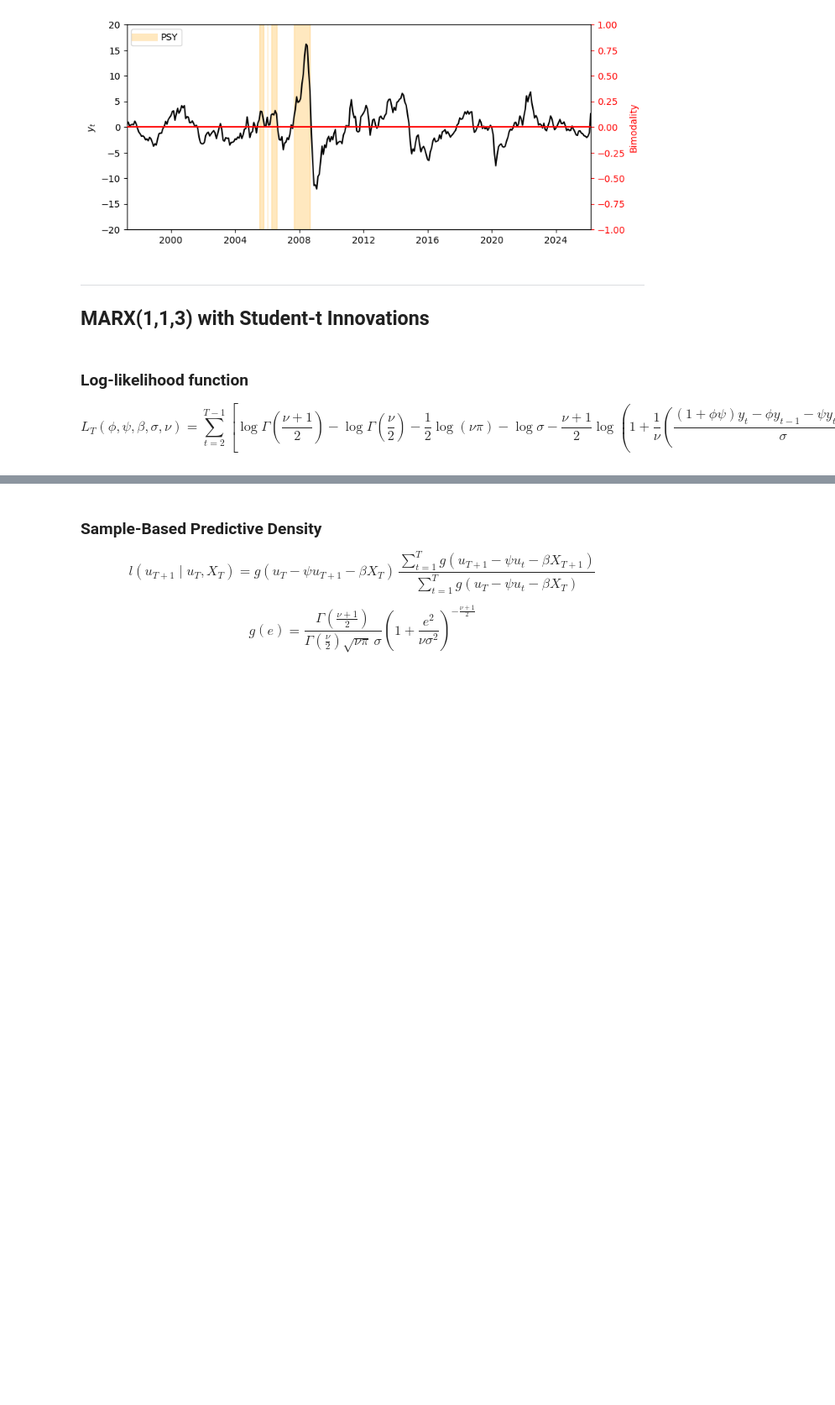
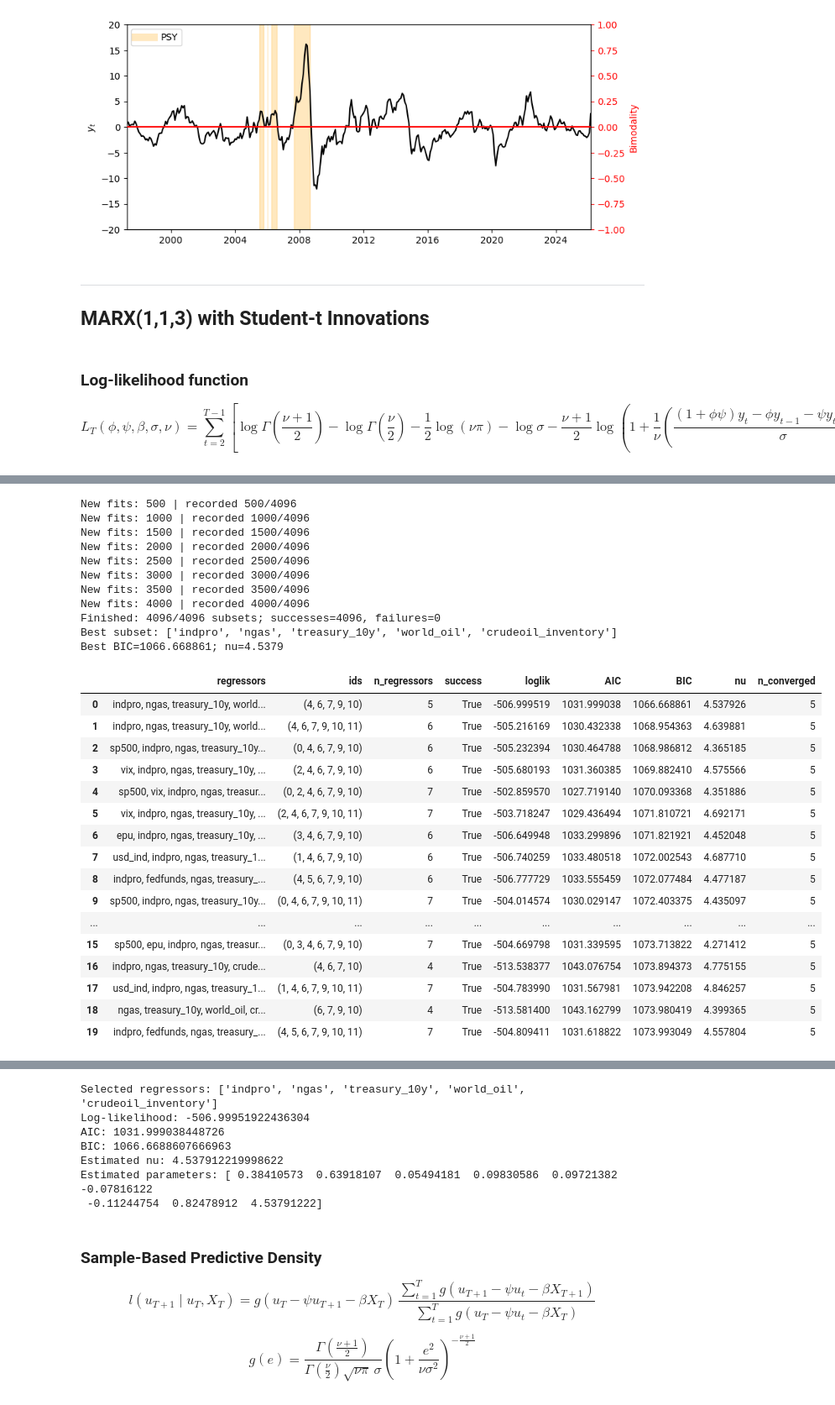
Before and after one commit to inespiresecastro/MAR_MARX, a Jupyter notebook: Empirical Analysis/WTI linear all regressors.ipynb, the cells around one changed output, grey strips where cells are left out. Shown at 84% size. Drawn from its saved outputs; the diff is of its cells as text; code cells hidden in the pictures; blank space fills up the shorter version.

```diff
--- a/Empirical Analysis/WTI linear all regressors.ipynb
+++ b/Empirical Analysis/WTI linear all regressors.ipynb
@@ -16,9 +16,6 @@ from MLE_Predictive_Density import neg_loglik_mar11_cauchy, neg_loglik_marx_cauc
 # Linear Trend of Volatility Scaling Function
 
 def linear_vol_scale(price, window=12):
-    """
-    Scale price using a linear trend on smoothed log-variance.
-    """
 
     price = price.dropna()
 
@@ -49,7 +46,7 @@ def linear_vol_scale(price, window=12):
     var_trend = pd.Series(var_trend, index=var_smooth.index)
 
     # -------------------------
-    # Volatility (safe sqrt)
+    # Volatility
     # -------------------------
     vol = np.sqrt(var_trend)
 
@@ -1045,0 +811,68 @@ beta_fedfunds   =     0.0053 (0.0091)
+# %%
+
+from marx_bic_exhaustive import exhaustive_bic_marx
+
+selection = exhaustive_bic_marx(
+    y=y,
+    X=X,
+    names=var,
+    n_starts=5,
+    seed=42,
+    min_nu=0.1,
+    checkpoint="wti_bic_checkpoint.pkl",
+    save_every=25
+)
+
+display(selection["table"].head(20))
+
+
+from marx_bic_exhaustive import refit_top_subsets
+
+selection = refit_top_subsets(
+    selection,
+    y=y,
+    X=X,
+    names=var,
+    top_n=10,
+    n_starts=40
+)
+
+display(selection["table"].head(10))
+
+best = selection["best"]
+
+print("Selected regressors:", selection["selected_names"])
+print("Log-likelihood:", best["loglik"])
+print("AIC:", best["AIC"])
+print("BIC:", best["BIC"])
+print("Estimated nu:", best["theta"][-1])
+print("Estimated parameters:", best["theta"])
+# %% [output]
+New fits: 500 | recorded 500/4096
+New fits: 1000 | recorded 1000/4096
+New fits: 1500 | recorded 1500/4096
+New fits: 2000 | recorded 2000/4096
+New fits: 2500 | recorded 2500/4096
+New fits: 3000 | recorded 3000/4096
+New fits: 3500 | recorded 3500/4096
+New fits: 4000 | recorded 4000/4096
+Finished: 4096/4096 subsets; successes=4096, failures=0
+Best subset: ['indpro', 'ngas', 'treasury_10y', 'world_oil', 'crudeoil_inventory']
+Best BIC=1066.668861; nu=4.5379
+|  | regressors | ids | n_regressors | success | loglik | AIC | BIC | nu | n_converged |
+| 0 | indpro, ngas, treasury_10y, world... | (4, 6, 7, 9, 10) | 5 | True | -506.999519 | 1031.999038 | 1066.668861 | 4.537926 | 5 |
+| 1 | indpro, ngas, treasury_10y, world... | (4, 6, 7, 9, 10, 11) | 6 | True | -505.216169 | 1030.432338 | 1068.954363 | 4.639881 | 5 |
+| 2 | sp500, indpro, ngas, treasury_10y... | (0, 4, 6, 7, 9, 10) | 6 | True | -505.232394 | 1030.464788 | 1068.986812 | 4.365185 | 5 |
+| 3 | vix, indpro, ngas, treasury_10y, ... | (2, 4, 6, 7, 9, 10) | 6 | True | -505.680193 | 1031.360385 | 1069.882410 | 4.575566 | 5 |
+| 4 | sp500, vix, indpro, ngas, treasur... | (0, 2, 4, 6, 7, 9, 10) | 7 | True | -502.859570 | 1027.719140 | 1070.093368 | 4.351886 | 5 |
+| 5 | vix, indpro, ngas, treasury_10y, ... | (2, 4, 6, 7, 9, 10, 11) | 7 | True | -503.718247 | 1029.436494 | 1071.810721 | 4.692171 | 5 |
+| 6 | epu, indpro, ngas, treasury_10y, ... | (3, 4, 6, 7, 9, 10) | 6 | True | -506.649948 | 1033.299896 | 1071.821921 | 4.452048 | 5 |
+| 7 | usd_ind, indpro, ngas, treasury_1... | (1, 4, 6, 7, 9, 10) | 6 | True | -506.740259 | 1033.480518 | 1072.002543 | 4.687710 | 5 |
+| 8 | indpro, fedfunds, ngas, treasury_... | (4, 5, 6, 7, 9, 10) | 6 | True | -506.777729 | 1033.555459 | 1072.077484 | 4.477187 | 5 |
+| 9 | sp500, indpro, ngas, treasury_10y... | (0, 4, 6, 7, 9, 10, 11) | 7 | True | -504.014574 | 1030.029147 | 1072.403375 | 4.435097 | 5 |
+| ... | ... | ... | ... | ... | ... | ... | ... | ... | ... |
+| 15 | sp500, epu, indpro, ngas, treasur... | (0, 3, 4, 6, 7, 9, 10) | 7 | True | -504.669798 | 1031.339595 | 1073.713822 | 4.271412 | 5 |
+| 16 | indpro, ngas, treasury_10y, crude... | (4, 6, 7, 10) | 4 | True | -513.538377 | 1043.076754 | 1073.894373 | 4.775155 | 5 |
+| 17 | usd_ind, indpro, ngas, treasury_1... | (1, 4, 6, 7, 9, 10, 11) | 7 | True | -504.783990 | 1031.567981 | 1073.942208 | 4.846257 | 5 |
+| 18 | ngas, treasury_10y, world_oil, cr... | (6, 7, 9, 10) | 4 | True | -513.581400 | 1043.162799 | 1073.980419 | 4.399365 | 5 |
+| 19 | indpro, fedfunds, ngas, treasury_... | (4, 5, 6, 7, 9, 10, 11) | 7 | True | -504.809411 | 1031.618822 | 1073.993049 | 4.557804 | 5 |
@@ -1046,3 +890,10 @@ beta_fedfunds   =     0.0053 (0.0091)
+Selected regressors: ['indpro', 'ngas', 'treasury_10y', 'world_oil', 'crudeoil_inventory']
+Log-likelihood: -506.99951922436304
+AIC: 1031.999038448726
+BIC: 1066.6688607666963
+Estimated nu: 4.537912219998622
+Estimated parameters: [ 0.38410573  0.63918107  0.05494181  0.09830586  0.09721382 -0.07816122
+ -0.11244754  0.82478912  4.53791222]
 # %% [markdown]
 ### Sample-Based Predictive Density
 
```
Also changed, not shown: parts of 35 cells of this notebook, 2 other files.
